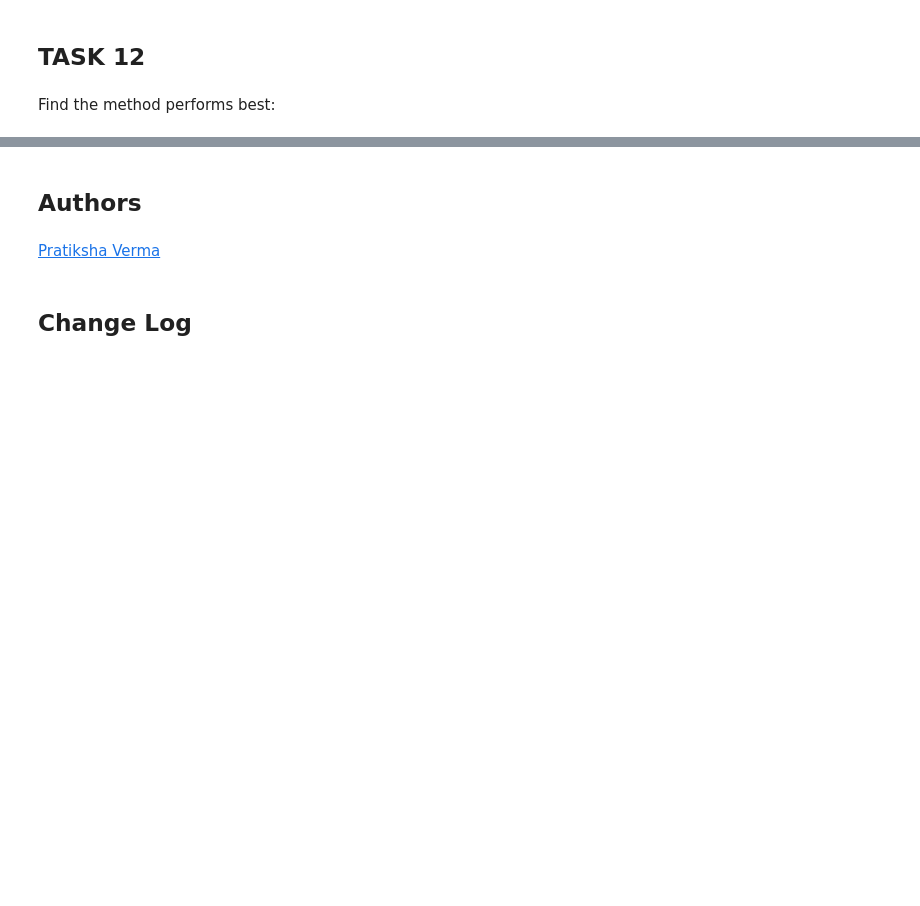
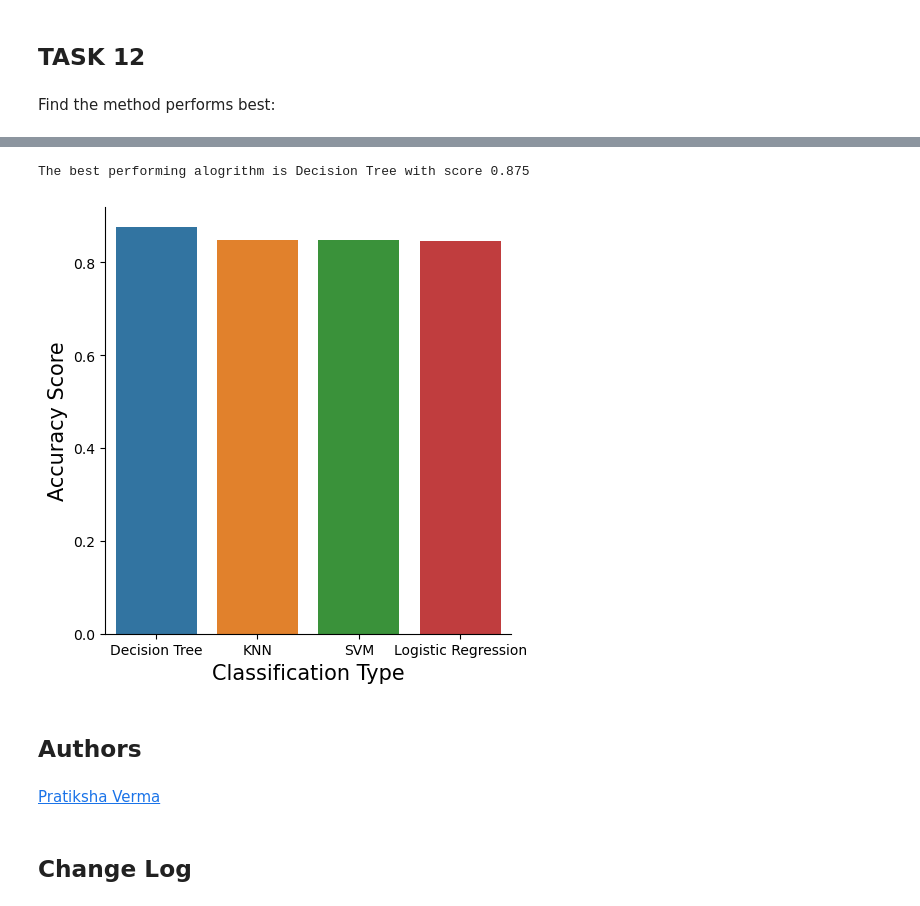
Before and after one commit to Genesis273/Falcon-9-Capstone-Project, a Jupyter notebook: Falcon 9 ML Prediction.ipynb, the cells around one changed output, grey strips where cells are left out. Drawn from its saved outputs; the diff is of its cells as text; code cells hidden in the pictures; blank space fills up the shorter version.

```diff
--- a/Falcon 9 ML Prediction.ipynb
+++ b/Falcon 9 ML Prediction.ipynb
@@ -136,7 +136,8 @@ array([0, 0, 0, 0, 0, 0, 1, 1, 0, 0, 0, 0, 1, 0, 0, 0, 1, 0, 0, 1, 1, 1,
 Standardize the data in <code>X</code> then reassign it to the variable  <code>X</code> using the transform provided below.
 # %%
 # students get this
-transform = preprocessing.StandardScaler()
+
+X = preprocessing.StandardScaler().fit_transform(X)
 # %% [markdown]
 We split the data into training and testing data using the  function  <code>train_test_split</code>.   The training data is divided into validation data, a second set used for training  data; then the models are trained and hyperparameters are selected using the function <code>GridSearchCV</code>.
 # %% [markdown]
@@ -364,0 +347,7 @@ This would be the output if the SVM part was successfull
+# %%
+Performance_df = pd.DataFrame({'Classification Type': ['Logistic Regression', 'SVM','Decision Tree','KNN'],
+                               'Accuracy Score': [logreg_cv.best_score_, svm_cv.best_score_, tree_cv.best_score_, knn_cv.best_score_],
+                               'Test Data Accuracy Score': [logreg_cv.score(X_test, Y_test), svm_cv.score(X_test, Y_test),
+                                tree_cv.score(X_test, Y_test), knn_cv.score(X_test, Y_test)]})
+# %%
+Performance_df.sort_values(['Accuracy Score'], ascending = False, inplace=True)
@@ -365,3 +362,17 @@ This would be the output if the SVM part was successfull
+# %%
+Peak = Performance_df['Accuracy Score'].idxmax()
+
+print('The best performing alogrithm is '+ Performance_df['Classification Type'][Peak]
+      + ' with score ' + str(Performance_df['Accuracy Score'][Peak]))
+# %% [output]
+The best performing alogrithm is Decision Tree with score 0.875
+# %%
+sns.catplot(y="Accuracy Score",x="Classification Type",kind = "bar", data=Performance_df)
+plt.ylabel("Accuracy Score",fontsize=15)
+plt.xlabel("Classification Type",fontsize=15)
+plt.show()
+# %% [output]
+[figure, added]
 # %% [markdown]
 ## Authors
 # %% [markdown]
```
Also changed, not shown: parts of 15 cells of this notebook.
